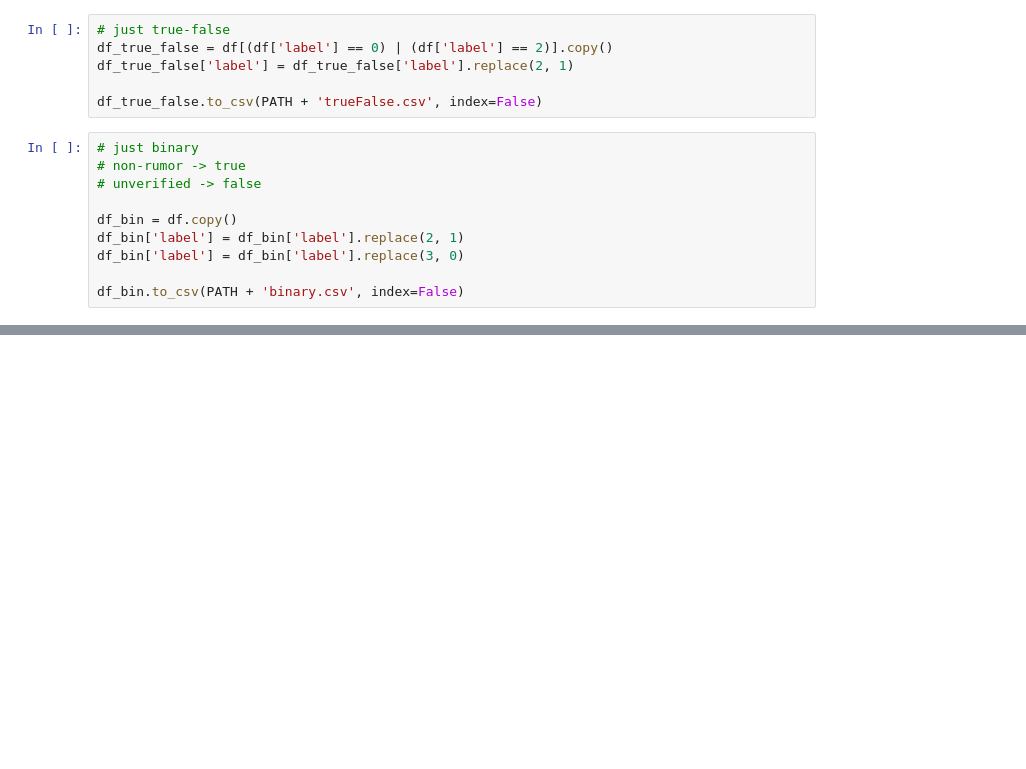
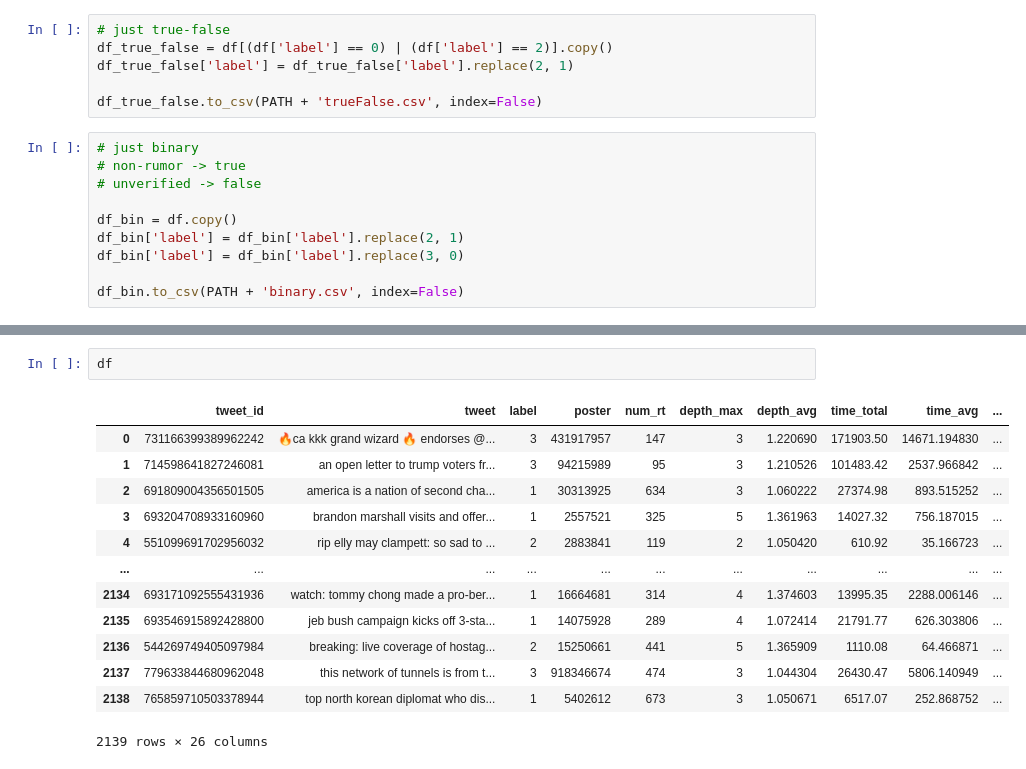
Before and after one commit to Xron7/FakeNewsDetection, a Jupyter notebook: eda.ipynb, the cells around one changed output, grey strips where cells are left out. Cells and saved outputs as stored; diff of their text form; blank space fills up the shorter version.

```diff
--- a/eda.ipynb
+++ b/eda.ipynb
@@ -254,0 +311,16 @@ boxplot(df, 'num_rt_log')
+# %%
+df
+# %% [output]
+|  | tweet_id | tweet | label | poster | num_rt | depth_max | depth_avg | time_total | time_avg | ... |
+| 0 | 731166399389962242 | 🔥ca kkk grand wizard 🔥 endorses @... | 3 | 431917957 | 147 | 3 | 1.220690 | 171903.50 | 14671.194830 | ... |
+| 1 | 714598641827246081 | an open letter to trump voters fr... | 3 | 94215989 | 95 | 3 | 1.210526 | 101483.42 | 2537.966842 | ... |
+| 2 | 691809004356501505 | america is a nation of second cha... | 1 | 30313925 | 634 | 3 | 1.060222 | 27374.98 | 893.515252 | ... |
+| 3 | 693204708933160960 | brandon marshall visits and offer... | 1 | 2557521 | 325 | 5 | 1.361963 | 14027.32 | 756.187015 | ... |
+| 4 | 551099691702956032 | rip elly may clampett: so sad to ... | 2 | 2883841 | 119 | 2 | 1.050420 | 610.92 | 35.166723 | ... |
+| ... | ... | ... | ... | ... | ... | ... | ... | ... | ... | ... |
+| 2134 | 693171092555431936 | watch: tommy chong made a pro-ber... | 1 | 16664681 | 314 | 4 | 1.374603 | 13995.35 | 2288.006146 | ... |
+| 2135 | 693546915892428800 | jeb bush campaign kicks off 3-sta... | 1 | 14075928 | 289 | 4 | 1.072414 | 21791.77 | 626.303806 | ... |
+| 2136 | 544269749405097984 | breaking: live coverage of hostag... | 2 | 15250661 | 441 | 5 | 1.365909 | 1110.08 | 64.466871 | ... |
+| 2137 | 779633844680962048 | this network of tunnels is from t... | 3 | 918346674 | 474 | 3 | 1.044304 | 26430.47 | 5806.140949 | ... |
+| 2138 | 765859710503378944 | top north korean diplomat who dis... | 1 | 5402612 | 673 | 3 | 1.050671 | 6517.07 | 252.868752 | ... |
+2139 rows × 26 columns
```
Also changed, not shown: parts of 7 cells of this notebook, 1 other file.
